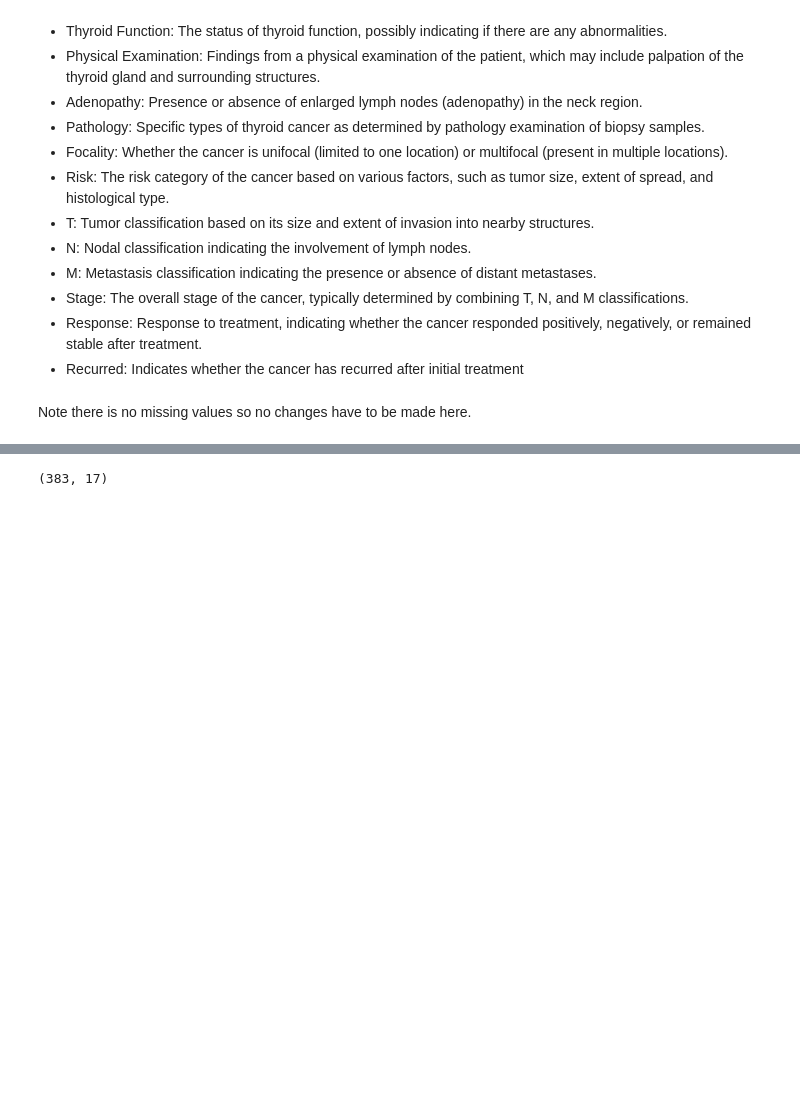
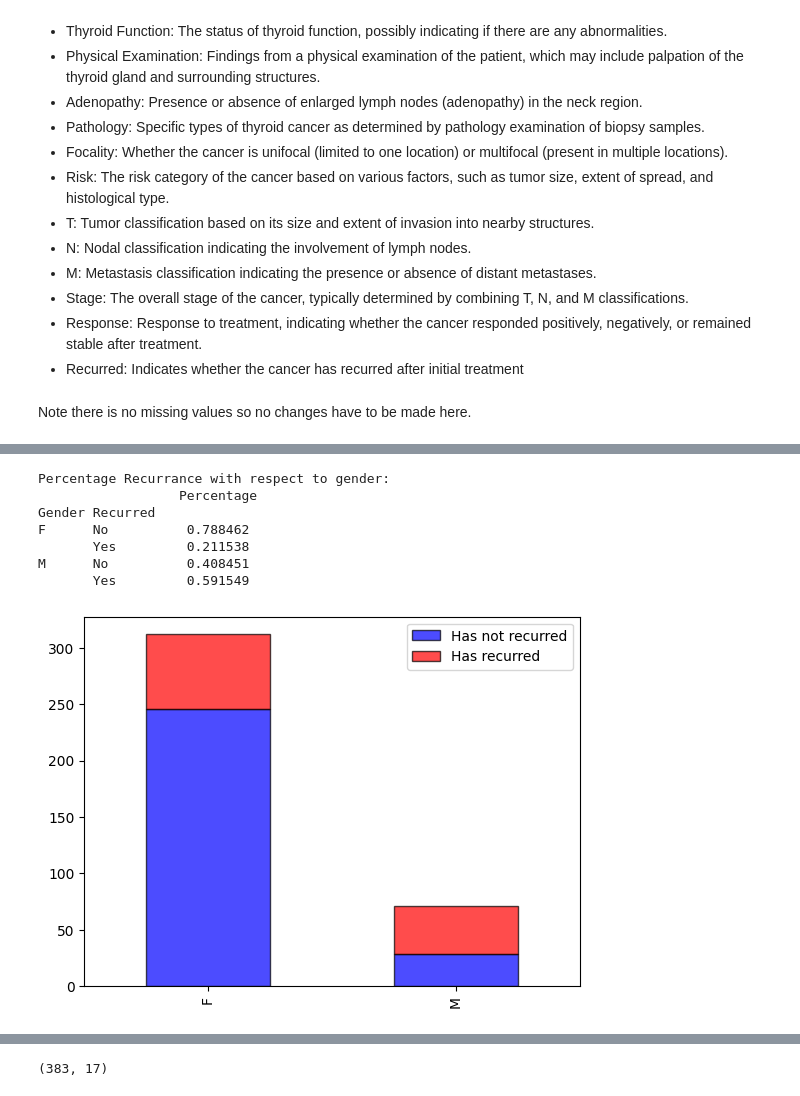
Before and after one commit to AntuFTW/Thyroid-Cancer-Reccurence-Prediction, a Jupyter notebook: data_vis.ipynb, the cells around one changed output, grey strips where cells are left out. Saved outputs shown, nothing was run; the diff lists cells and outputs as text; code cells hidden in the pictures; blank space fills up the shorter version.

```diff
--- a/data_vis.ipynb
+++ b/data_vis.ipynb
@@ -124,10 +96,0 @@ Name: count, dtype: int64
-# %%
-recurr_per_gender = df[['Gender', 'Recurred']].value_counts()
-gender_recur_plot = {
-    'M':[recurr_per_gender[0], recurr_per_gender[1]],
-    'F':[recurr_per_gender[2], recurr_per_gender[0]]
-}
-bottom = np.zeros(2)
-for gender, val in gender_recur_plot.items():
-    plot = plt.bar(['M', 'F'], val, bottom = bottom)
-    bottom += val
@@ -144,0 +119,26 @@ Name: count, dtype: float64
+# %%
+def percentage_gender_recurr_bar():
+    recurr_per_gender = df[['Gender', 'Recurred']].value_counts(sort = False)
+    gender_recur_plot = pd.DataFrame({
+        'Has not recurred':[recurr_per_gender.iloc[0], recurr_per_gender.iloc[2]],
+        'Has recurred':[recurr_per_gender.iloc[1], recurr_per_gender.iloc[3]]
+    },
+    index=['F', 'M'])
+
+    gender_recur_plot.plot(kind='bar', stacked=True, color=['blue', 'red'], alpha = 0.7, edgecolor = 'black')
+
+    percentages = pd.DataFrame(df[['Gender', 'Recurred']].value_counts(sort = False)/df['Gender'].value_counts(sort = False))
+    percentages = percentages.rename(columns={'count':'Percentage'})
+
+    print(f'Percentage Recurrance with respect to gender:\n {percentages}')
+
+percentage_gender_recurr_bar()
+# %% [output]
+Percentage Recurrance with respect to gender:
+                  Percentage
+Gender Recurred
+F      No          0.788462
+       Yes         0.211538
+M      No          0.408451
+       Yes         0.591549
+[figure, added]
```
Also changed, not shown: parts of 14 cells of this notebook, 2 other files.
